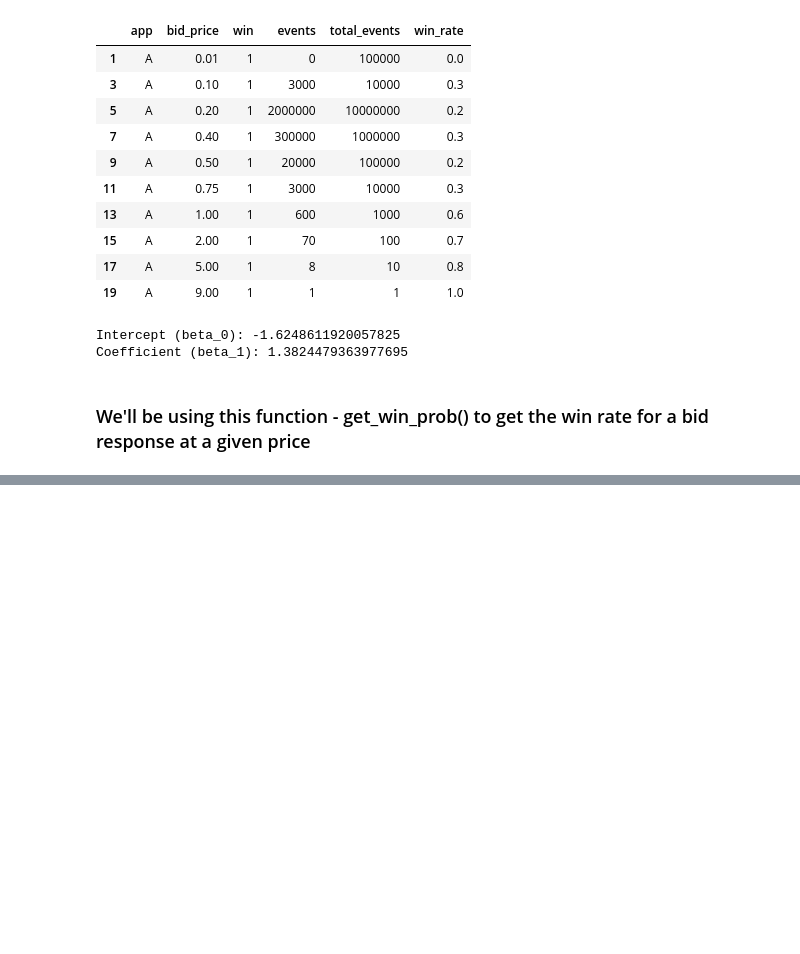
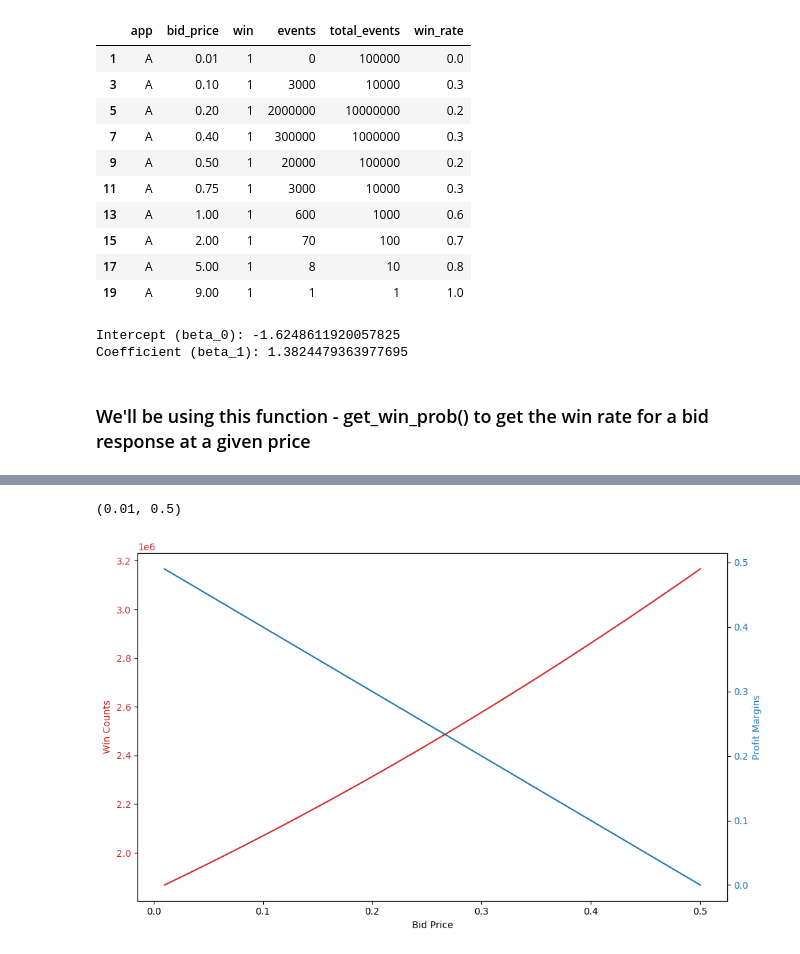
Before and after one commit to suka1557/verve-data-science-interview, a Jupyter notebook: data_science_case_study/auction_analysis.ipynb, the cells around one changed output, grey strips where cells are left out. Saved outputs shown, nothing was run; the diff lists cells and outputs as text; code cells hidden in the pictures; blank space fills up the shorter version.

```diff
--- a/data_science_case_study/auction_analysis.ipynb
+++ b/data_science_case_study/auction_analysis.ipynb
@@ -252,0 +263,44 @@ def get_win_prob(bid_price):
+# %%
+TOTAL_EVENTS = auction_events['total_events'].sum()
+ADVERTISER_PRICE = 0.5
+# %%
+def get_total_wins(price):
+    win_prob = get_win_prob(price)
+    expected_wins = win_prob * TOTAL_EVENTS
+    return expected_wins
+
+def get_profit_margin(price):
+    return ADVERTISER_PRICE - price
+
+def get_profit(price):
+    expected_wins = get_total_wins(price)
+    profit_margin = get_profit_margin(price)
+    return expected_wins * profit_margin
+# %%
+price_ranges = [p/100 for p in range(1,51)]
+price_ranges[0], price_ranges[-1]
+# %% [output]
+(0.01, 0.5)
+# %%
+win_counts = [get_total_wins(price) for price in price_ranges]
+profit_margins = [get_profit_margin(price) for price in price_ranges]
+# %%
+# Let's plot bid price on X-axis and win_counts and profit margins on Y-axis in the same plot
+fig, ax1 = plt.subplots(figsize=(10, 6))
+
+color = 'tab:red'
+ax1.set_xlabel('Bid Price')
+ax1.set_ylabel('Win Counts', color=color)
+ax1.plot(price_ranges, win_counts, color=color)
+ax1.tick_params(axis='y', labelcolor=color)
+
+ax2 = ax1.twinx()
+color = 'tab:blue'
+ax2.set_ylabel('Profit Margins', color=color)
+ax2.plot(price_ranges, profit_margins, color=color)
+ax2.tick_params(axis='y', labelcolor=color)
+
+fig.tight_layout()
+plt.show()
+# %% [output]
+[figure, added]
```
Also changed, not shown: parts of 7 cells of this notebook.
